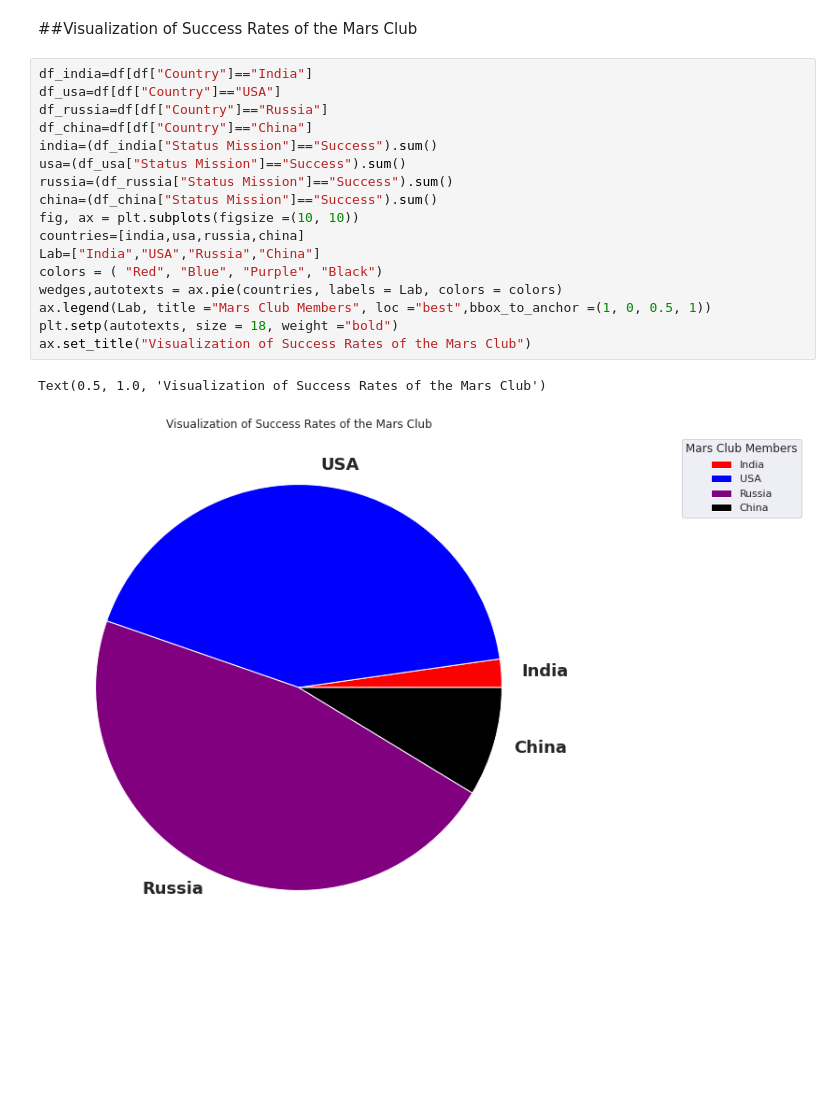
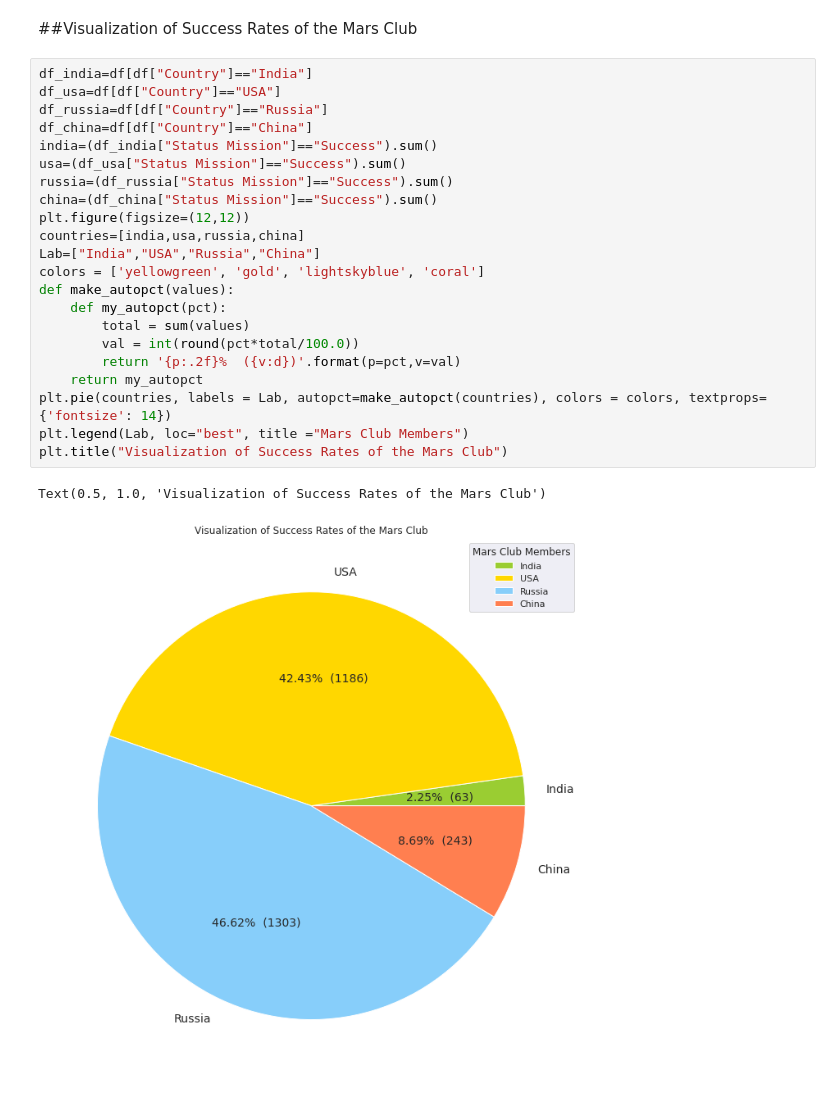
Before and after one commit to DSCKGEC/Space-Missions, a Jupyter notebook: notebooks/space_missions_eda.ipynb, the cells around one changed output. Saved outputs shown, nothing was run; the diff lists cells and outputs as text; blank space fills up the shorter version.

```diff
--- a/notebooks/space_missions_eda.ipynb
+++ b/notebooks/space_missions_eda.ipynb
@@ -525,20 +525,25 @@ plt.show()
 # %%
 df_india=df[df["Country"]=="India"]
 df_usa=df[df["Country"]=="USA"]
 df_russia=df[df["Country"]=="Russia"]
 df_china=df[df["Country"]=="China"]
 india=(df_india["Status Mission"]=="Success").sum()
 usa=(df_usa["Status Mission"]=="Success").sum()
 russia=(df_russia["Status Mission"]=="Success").sum()
 china=(df_china["Status Mission"]=="Success").sum()
-fig, ax = plt.subplots(figsize =(10, 10))
+plt.figure(figsize=(12,12))
 countries=[india,usa,russia,china]
 Lab=["India","USA","Russia","China"]
-colors = ( "Red", "Blue", "Purple", "Black")
-wedges,autotexts = ax.pie(countries, labels = Lab, colors = colors)
-ax.legend(Lab, title ="Mars Club Members", loc ="best",bbox_to_anchor =(1, 0, 0.5, 1))
-plt.setp(autotexts, size = 18, weight ="bold")
-ax.set_title("Visualization of Success Rates of the Mars Club")
+colors = ['yellowgreen', 'gold', 'lightskyblue', 'coral']
+def make_autopct(values):
+    def my_autopct(pct):
+        total = sum(values)
+        val = int(round(pct*total/100.0))
+        return '{p:.2f}%  ({v:d})'.format(p=pct,v=val)
+    return my_autopct
+plt.pie(countries, labels = Lab, autopct=make_autopct(countries), colors = colors, textprops={'fontsize': 14})
+plt.legend(Lab, loc="best", title ="Mars Club Members")
+plt.title("Visualization of Success Rates of the Mars Club")
 # %% [output]
 Text(0.5, 1.0, 'Visualization of Success Rates of the Mars Club')
-[figure, old version]
+[figure, new version]
```
Also changed, not shown: parts of 4 cells of this notebook.
